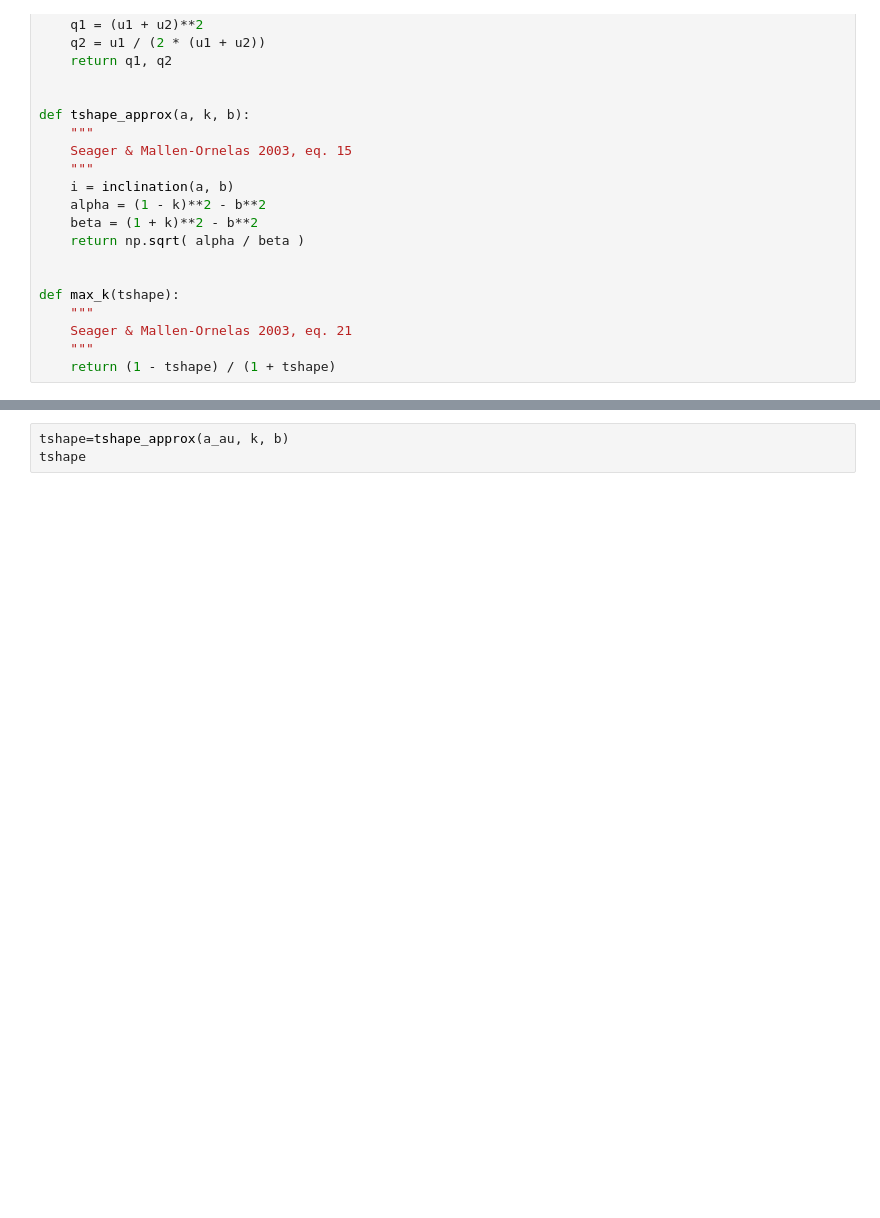
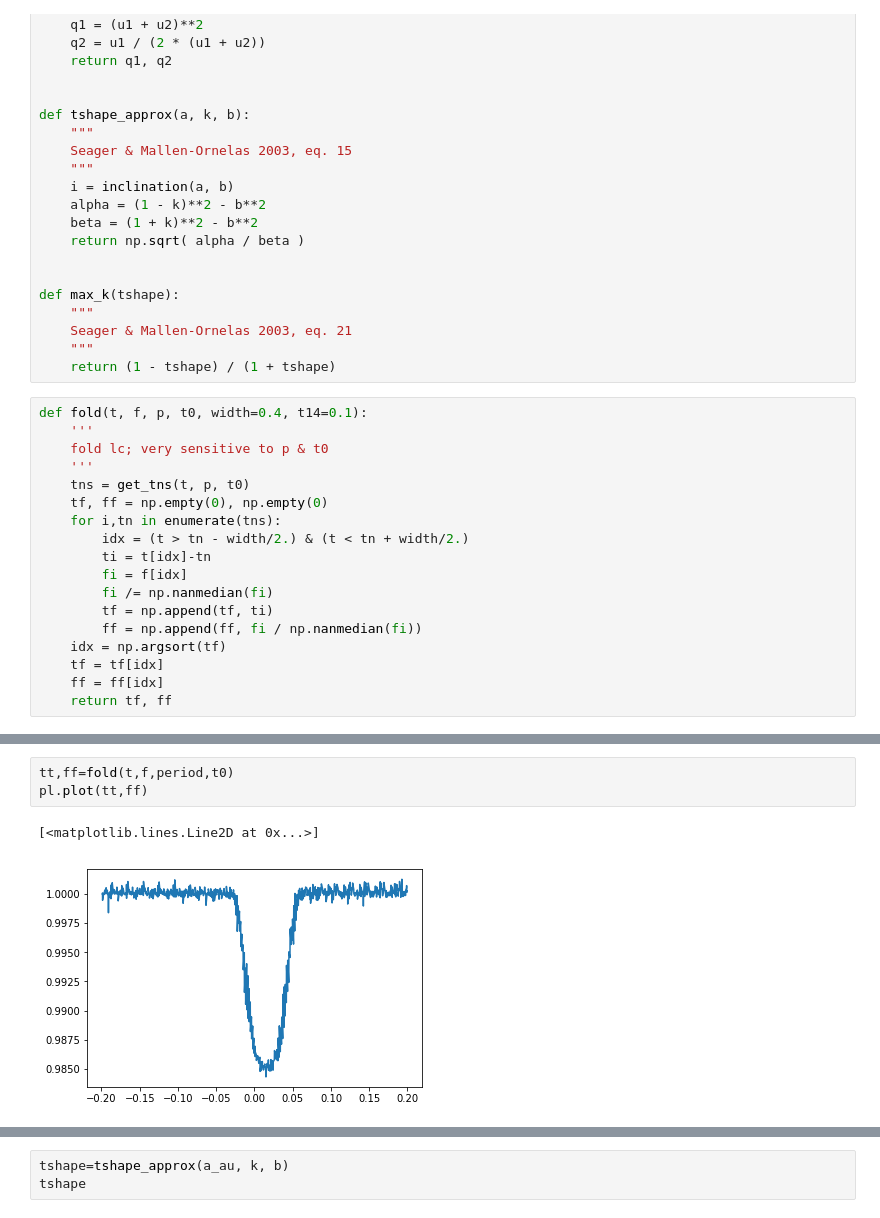
Before and after one commit to jpdeleon/cranky, a Jupyter notebook: step2 script.ipynb, the cells around one changed output, grey strips where cells are left out. Cells and saved outputs as stored; diff of their text form; blank space fills up the shorter version.

Commit message:
added summary plot

```diff
--- a/step2 script.ipynb
+++ b/step2 script.ipynb
@@ -164,3 +169,21 @@ def max_k(tshape):
     Seager & Mallen-Ornelas 2003, eq. 21
     """
     return (1 - tshape) / (1 + tshape)
+# %%
+def fold(t, f, p, t0, width=0.4, t14=0.1):
+    '''
+    fold lc; very sensitive to p & t0
+    '''
+    tns = get_tns(t, p, t0)
+    tf, ff = np.empty(0), np.empty(0)
+    for i,tn in enumerate(tns):
+        idx = (t > tn - width/2.) & (t < tn + width/2.)
+        ti = t[idx]-tn
+        fi = f[idx]
+        fi /= np.nanmedian(fi)
+        tf = np.append(tf, ti)
+        ff = np.append(ff, fi / np.nanmedian(fi))
+    idx = np.argsort(tf)
+    tf = tf[idx]
+    ff = ff[idx]
+    return tf, ff
@@ -167,3 +241,9 @@ def max_k(tshape):
+# %%
+tt,ff=fold(t,f,period,t0)
+pl.plot(tt,ff)
+# %% [output]
+[<matplotlib.lines.Line2D at 0x...>]
+[figure, added]
 # %%
 p = period
 k = estimate_k(t,f,p)
```
Also changed, not shown: parts of 15 cells of this notebook, 8 other files.
